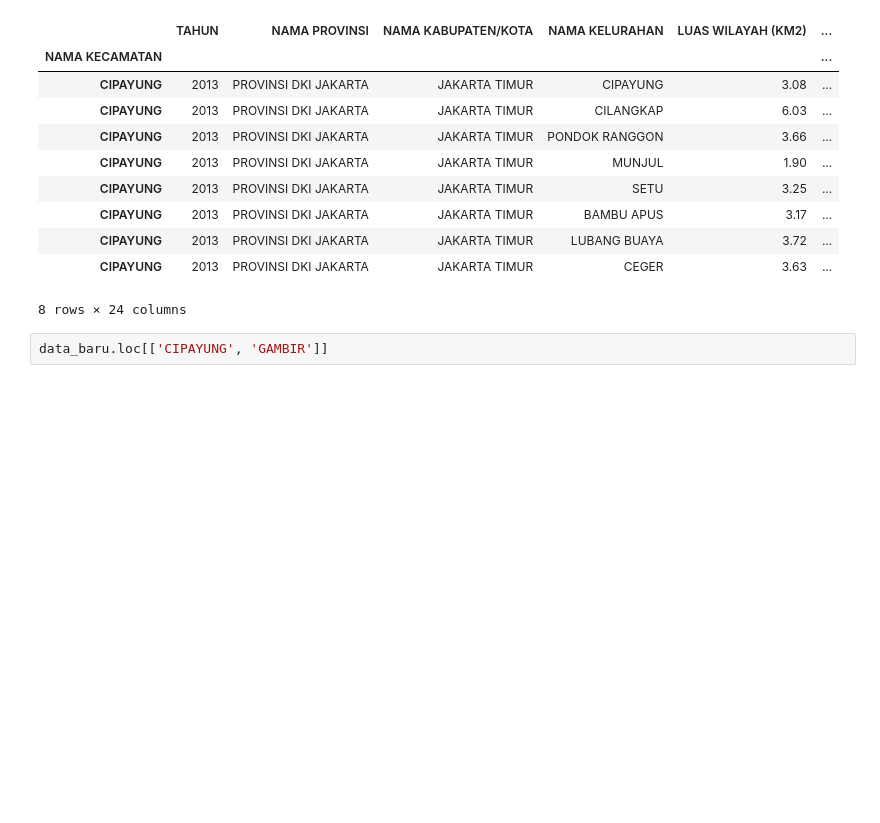
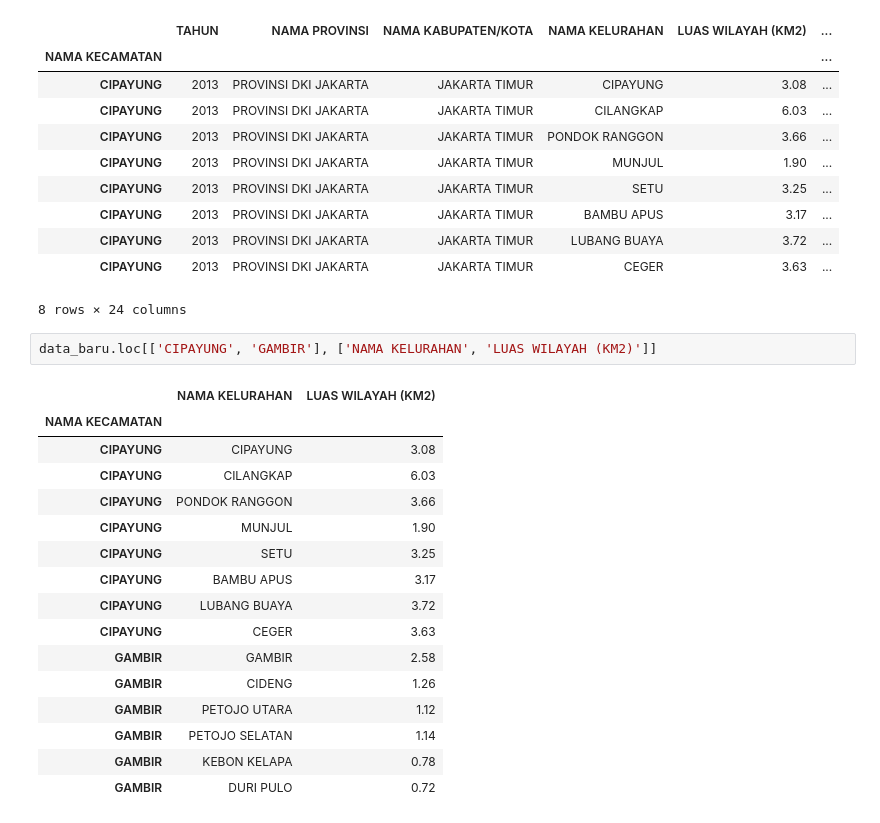
Before and after one commit to thoriqafanudin/pandas, a Jupyter notebook: Pandas_03.ipynb, the cells around one changed output. Drawn from its saved outputs; the diff is of its cells as text; blank space fills up the shorter version.

```diff
--- a/Pandas_03.ipynb
+++ b/Pandas_03.ipynb
@@ -217,4 +217,21 @@ data_baru.loc['CIPAYUNG']
 | CIPAYUNG | 2013 | PROVINSI DKI JAKARTA | JAKARTA TIMUR | CEGER | 3.63 | ... |
 8 rows × 24 columns
 # %%
-data_baru.loc[['CIPAYUNG', 'GAMBIR']]
+data_baru.loc[['CIPAYUNG', 'GAMBIR'], ['NAMA KELURAHAN', 'LUAS WILAYAH (KM2)']]
+# %% [output]
+|  | NAMA KELURAHAN | LUAS WILAYAH (KM2) |
+| NAMA KECAMATAN |  |  |
+| CIPAYUNG | CIPAYUNG | 3.08 |
+| CIPAYUNG | CILANGKAP | 6.03 |
+| CIPAYUNG | PONDOK RANGGON | 3.66 |
+| CIPAYUNG | MUNJUL | 1.90 |
+| CIPAYUNG | SETU | 3.25 |
+| CIPAYUNG | BAMBU APUS | 3.17 |
+| CIPAYUNG | LUBANG BUAYA | 3.72 |
+| CIPAYUNG | CEGER | 3.63 |
+| GAMBIR | GAMBIR | 2.58 |
+| GAMBIR | CIDENG | 1.26 |
+| GAMBIR | PETOJO UTARA | 1.12 |
+| GAMBIR | PETOJO SELATAN | 1.14 |
+| GAMBIR | KEBON KELAPA | 0.78 |
+| GAMBIR | DURI PULO | 0.72 |
```
Also changed, not shown: 1 other file.
